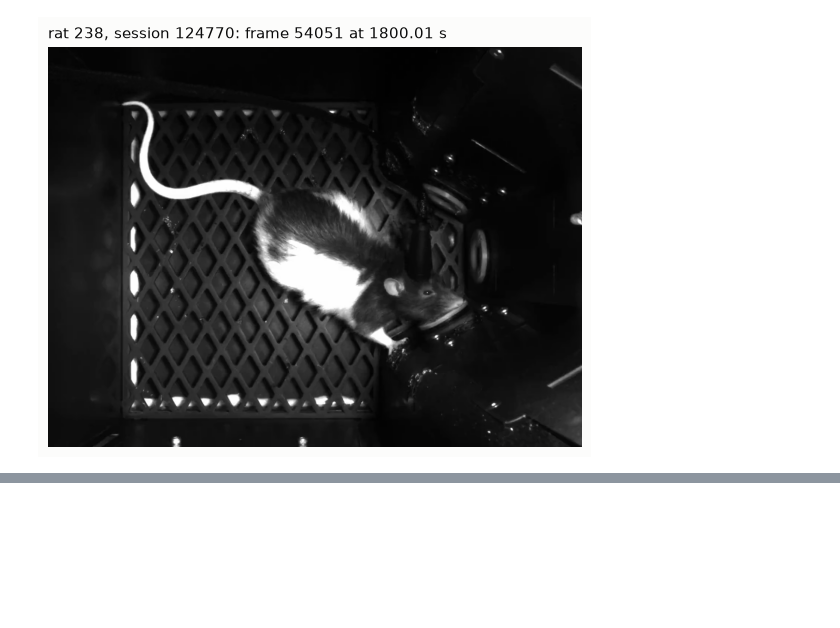
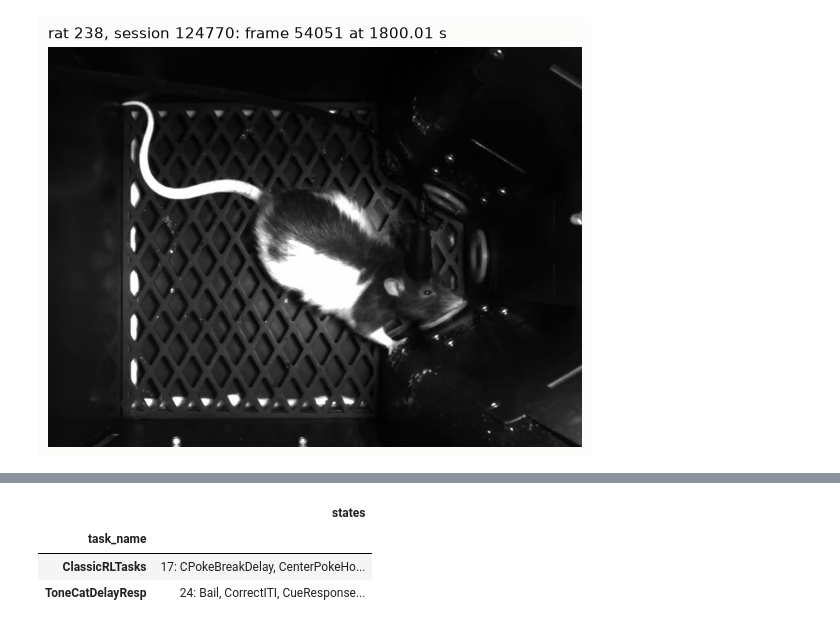
Before and after one commit to catalystneuro/hanks-lab-to-nwb, a Jupyter notebook: spyglass/tutorials/spyglass_fiber_photometry_tutorial.ipynb, the cells around one changed output, grey strips where cells are left out. Drawn from its saved outputs; the diff is of its cells as text; code cells hidden in the pictures; blank space fills up the shorter version.

```diff
--- a/spyglass/tutorials/spyglass_fiber_photometry_tutorial.ipynb
+++ b/spyglass/tutorials/spyglass_fiber_photometry_tutorial.ipynb
@@ -777,0 +819,20 @@ plt.show()
+# %%
+state_types = pd.DataFrame(
+    (TaskRecordingTypes.StateTypes * TaskEpoch.proj("task_name")).fetch(
+        "nwb_file_name", "task_name", "id", "state_name", as_dict=True
+    )
+)
+per_protocol = state_types.groupby("task_name").apply(
+    lambda d: sorted(set(d["state_name"])), include_groups=False
+)
+# Within a protocol, every session declares the same states.
+for task_name, d in state_types.groupby("task_name"):
+    assert d.groupby("nwb_file_name")["state_name"].apply(frozenset).nunique() == 1, task_name
+
+with pd.option_context("display.max_colwidth", None):
+    display(per_protocol.map(lambda names: f"{len(names)}: " + ", ".join(names)).to_frame("states"))
+# %% [output]
+|  | states |
+| task_name |  |
+| ClassicRLTasks | 17: CPokeBreakDelay, CenterPokeHo... |
+| ToneCatDelayResp | 24: Bail, CorrectITI, CueResponse... |
```
Also changed, not shown: parts of 10 cells of this notebook.
